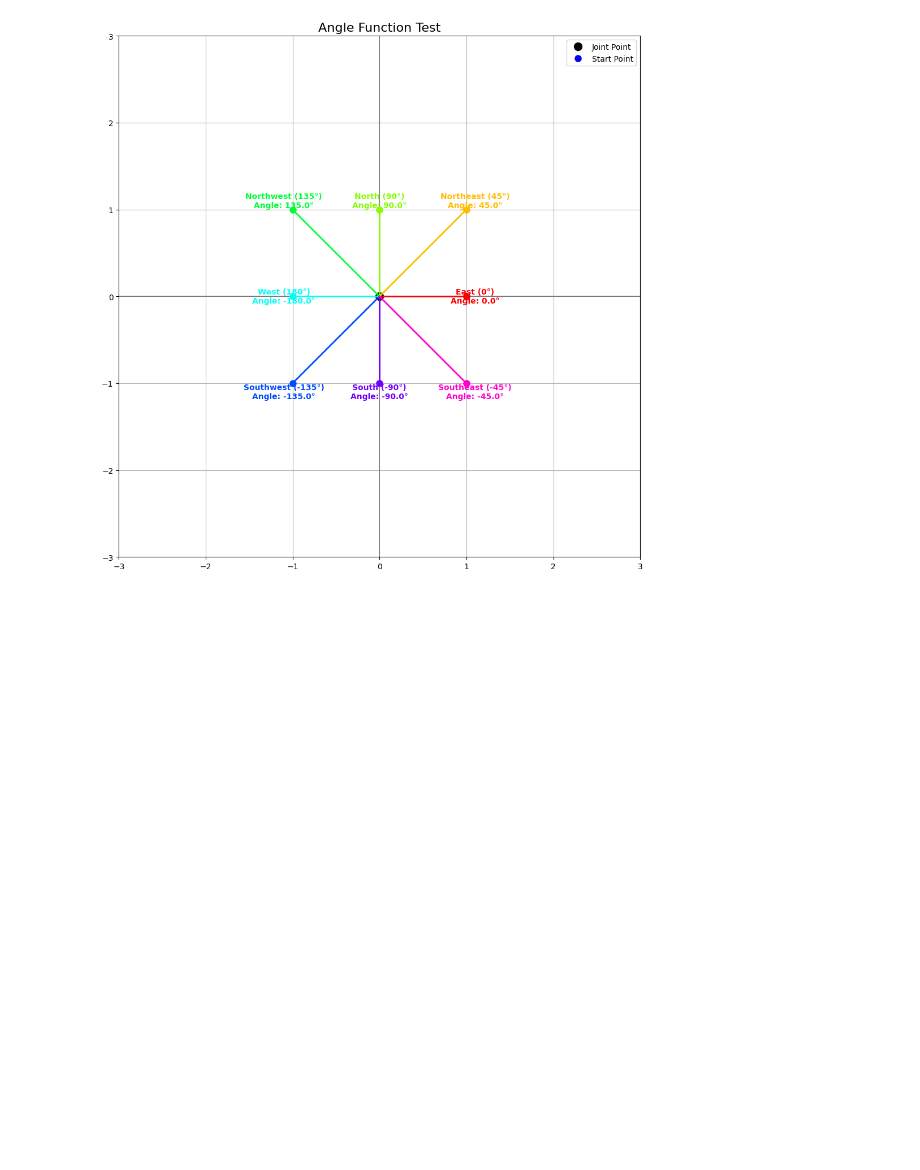
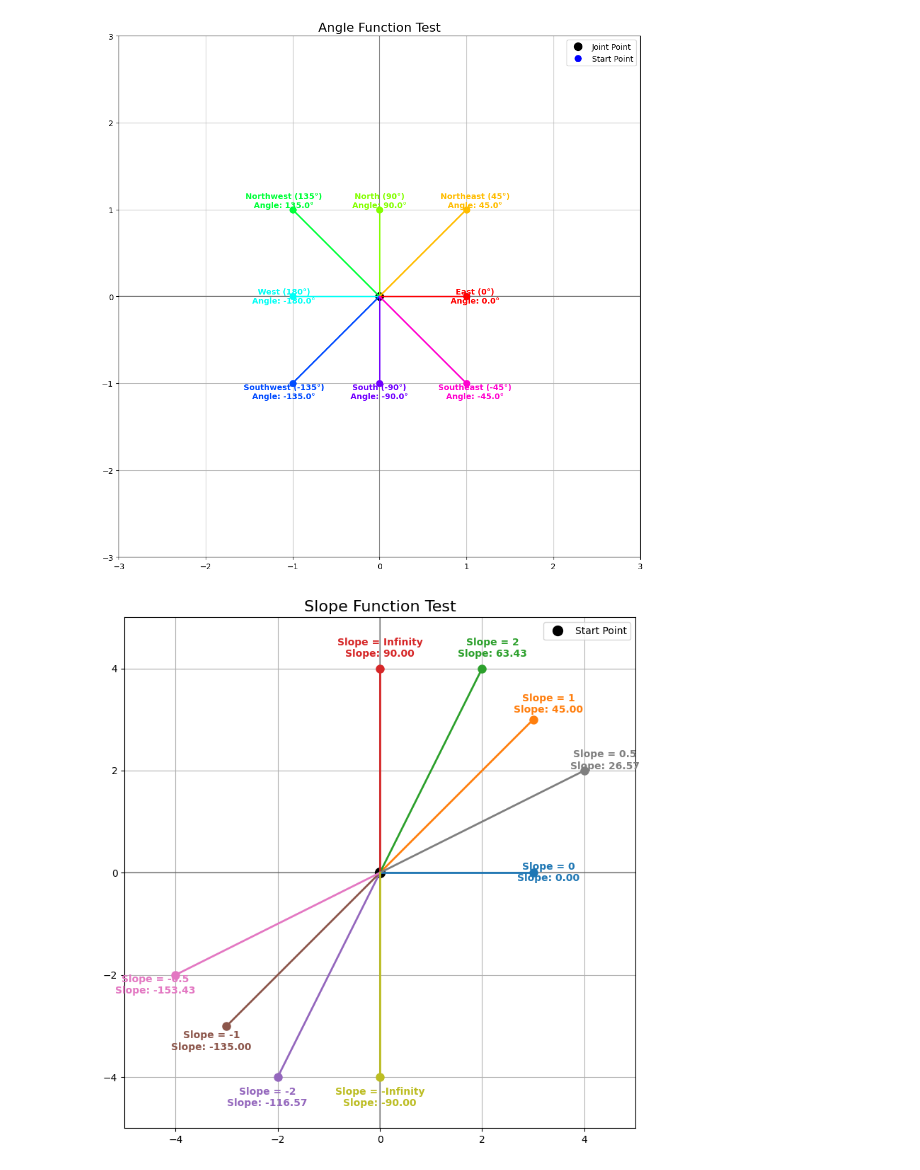
Before and after one commit to pcaw627/SPOTTER-ECE655, a Jupyter notebook: backend-processing/testing.ipynb, the cells around one changed output. Drawn from its saved outputs; the diff is of its cells as text; code cells hidden in the pictures; blank space fills up the shorter version.

```diff
--- a/backend-processing/testing.ipynb
+++ b/backend-processing/testing.ipynb
@@ -87,3 +87,84 @@ def test_angle_function():
 test_angle_function()
 # %% [output]
 [figure]
+# %%
+import matplotlib.pyplot as plt
+import numpy as np
+import math
+
+# The slope function
+def keypoint_slope(keypoint_start, keypoint_end):
+    dy = keypoint_end[1] - keypoint_start[1]
+    dx = keypoint_end[0] - keypoint_start[0]
+
+
+    return keypoint_angle(keypoint_start=(keypoint_start[0]+1, keypoint_start[1]), keypoint_joint=keypoint_start, keypoint_end=keypoint_end)
+
+# Test function
+def test_slope_function():
+    # Set up the plot
+    fig, ax = plt.subplots(figsize=(10, 8))
+    ax.set_xlim(-5, 5)
+    ax.set_ylim(-5, 5)
+    ax.grid(True)
+    ax.axhline(y=0, color='k', linestyle='-', alpha=0.3)
+    ax.axvline(x=0, color='k', linestyle='-', alpha=0.3)
+    ax.set_aspect('equal')
+
+    # Set the start point at origin
+    start = (0, 0)
+
+    # Test points with different slopes
+    test_points = [
+        ("Slope = 0", (3, 0)),
+        ("Slope = 1", (3, 3)),
+        ("Slope = 2", (2, 4)),
+        ("Slope = Infinity", (0, 4)),
+        ("Slope = -2", (-2, -4)),
+        ("Slope = -1", (-3, -3)),
+        ("Slope = -0.5", (-4, -2)),
+        ("Slope = 0.5", (4, 2)),
+        ("Slope = -Infinity", (0, -4))
+    ]
+
+    # Plot start point
+    ax.plot(start[0], start[1], 'ko', markersize=10, label='Start Point')
+
+    # Plot each test point and calculate slope
+    for i, (name, end) in enumerate(test_points):
+        # Calculate slope
+        slope = keypoint_slope(start, end)
+
+        # Format slope value for display
+        if slope == float('inf'):
+            slope_text = "∞"
+        elif slope == float('-inf'):
+            slope_text = "-∞"
+        else:
+            slope_text = f"{slope:.2f}"
+
+        # Color based on position
+        color = plt.cm.tab10(i % 10)
+
+        # Plot end point and line
+        ax.plot(end[0], end[1], 'o', color=color, markersize=8)
+        ax.plot([start[0], end[0]], [start[1], end[1]], '-', color=color, linewidth=2)
+
+        # Add text label with slope
+        text_x = end[0] * 1.1
+        text_y = end[1] * 1.1
+        ax.text(text_x, text_y, f"{name}\nSlope: {slope_text}",
+                color=color, fontweight='bold', ha='center', va='center')
+
+    # Add title and legend
+    plt.title('Slope Function Test', fontsize=16)
+    plt.legend(loc='upper right')
+
+    # Show the plot
+    plt.tight_layout()
+    plt.show()
+
+# Run the test
+test_slope_function()
+# %% [output]
+[figure, added]
```
Also changed, not shown: 1 other file.
